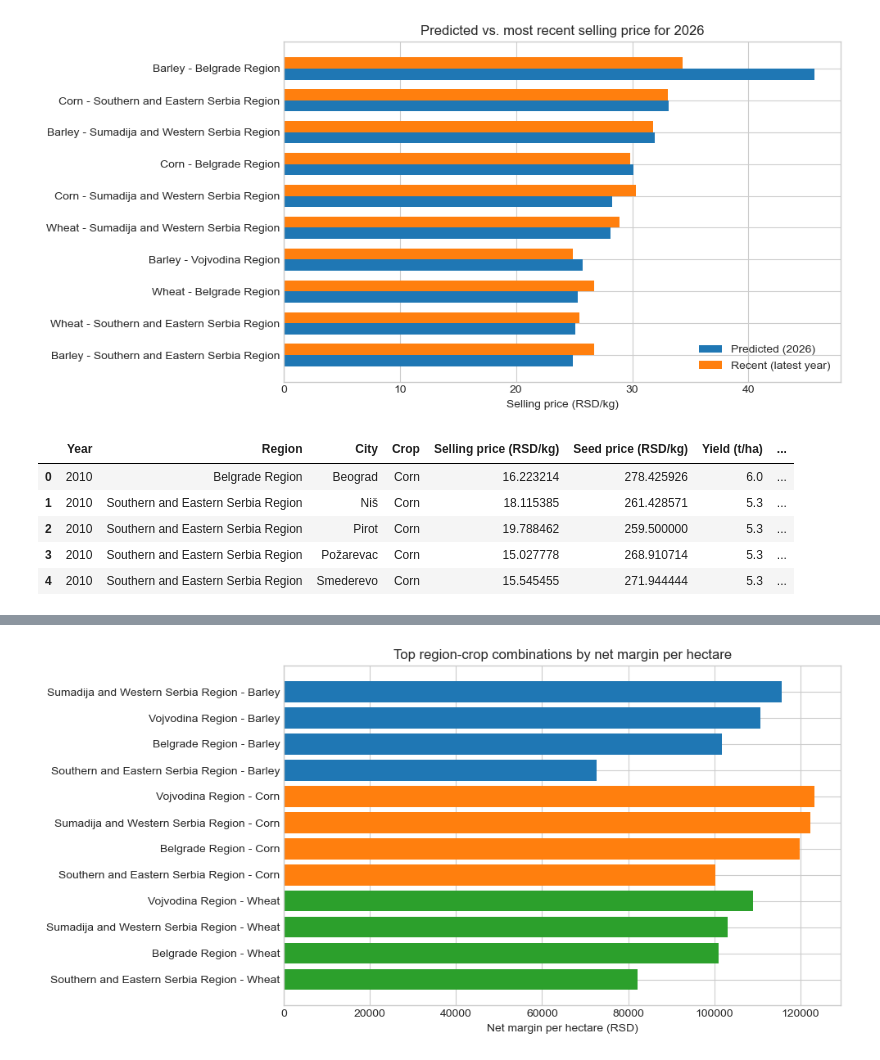
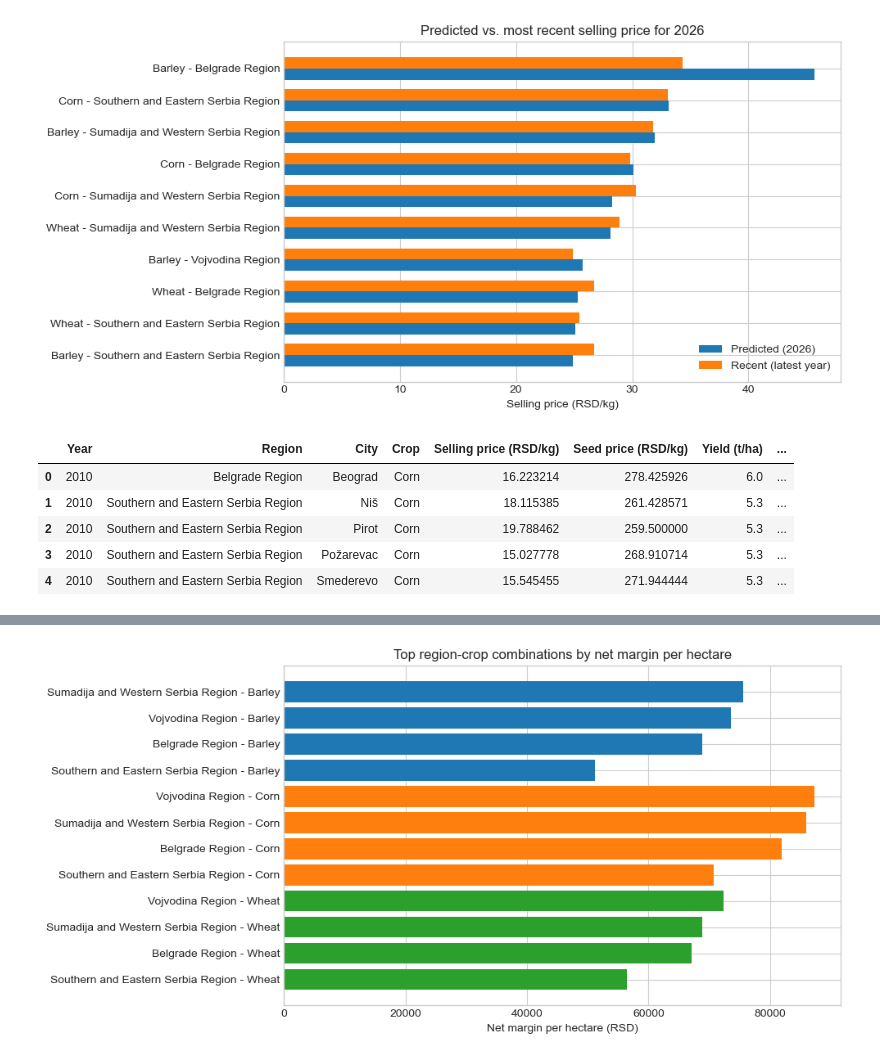
Before and after one commit to aleksandarhorvat/serbia-agriculture-data-analysis, a Jupyter notebook: project.ipynb, the cells around one changed output, grey strips where cells are left out. Drawn from its saved outputs; the diff is of its cells as text; code cells hidden in the pictures.

```diff
--- a/project.ipynb
+++ b/project.ipynb
@@ -73,7 +84,6 @@ annual_margin = (
     .agg(**{
         "Median selling price (RSD/kg)": ("Selling price (RSD/kg)", "median"),
         "Median seed price (RSD/kg)": ("Seed price (RSD/kg)", "median"),
-        "Median price margin (RSD/kg)": ("Price margin (RSD/kg)", "median"),
         "Median margin ratio": ("Margin ratio", "median"),
         "Median seed cost per ha (RSD/ha)": ("Seed cost per ha (RSD/ha)", "median"),
         "Median gross revenue per ha (RSD/ha)": ("Gross revenue per ha (RSD/ha)", "median"),
@@ -81,7 +91,17 @@ annual_margin = (
     })
     .reset_index()
 )
+# Deflate per-hectare money to constant 2010 dinars. Per-kg prices stay nominal (actual
+# price each year), and the selling/seed ratio is invariant to deflation anyway.
+annual_margin = annual_margin.merge(cpi_2010, on="Year", how="left")
+for _col in ["Median gross revenue per ha (RSD/ha)",
+             "Median seed cost per ha (RSD/ha)",
+             "Median net margin per ha (RSD/ha)"]:
+    annual_margin[_col] = annual_margin[_col] / (annual_margin["CPI (2010=100)"] / 100)
+annual_margin = annual_margin.drop(columns="CPI (2010=100)")
+
 display(annual_margin.head())
+
 
 fig, axes = plt.subplots(1, 3, figsize=(16, 5), sharex=True)
 for ax, crop in zip(axes, sorted(annual_margin["Crop"].unique())):
@@ -97,7 +117,6 @@ plt.show()
 
 fig, axes = plt.subplots(1, 2, figsize=(14, 5), sharex=True)
 
-# Wheat and barley together
 wheat_barley = annual_margin[annual_margin["Crop"].isin(["Wheat", "Barley"])]
 for crop, subset in wheat_barley.groupby("Crop"):
     axes[0].plot(subset["Year"], subset["Median margin ratio"], marker="o", label=crop)
@@ -107,7 +126,6 @@ axes[0].set_ylabel("Ratio (selling price / seed price)")
 axes[0].legend()
 axes[0].grid(True, alpha=0.3)
 
-# Corn separately
 corn = annual_margin[annual_margin["Crop"] == "Corn"]
 axes[1].plot(corn["Year"], corn["Median margin ratio"], marker="o", color="tab:orange")
 axes[1].set_title("Corn median selling-price / seed-price ratio")
@@ -118,8 +136,7 @@ axes[1].grid(True, alpha=0.3)
 plt.tight_layout()
 plt.show()
 
-# Seed cost per ha is a fairer basis than RSD/kg (corn is sown at a far lower kg/ha).
-# Left: revenue (solid) vs seed cost (dashed), same color per crop. Right: net margin over time.
+# Per-hectare money: revenue (solid) vs seed cost (dashed) per crop; net margin at right.
 fig, axes = plt.subplots(1, 2, figsize=(16, 6))
 
 ax = axes[0]
@@ -147,4 +164,14 @@ ax2.legend(fontsize=9)
 
 plt.tight_layout()
 plt.show()
+
+# Early (2010-2012) vs recent (2023-2025) change in net margin per hectare.
+# 3-year windows are used instead of single endpoint years so a one-off high or
+# low year (e.g. the 2022 price spike) does not distort the comparison.
+early_years, recent_years = [2010, 2011, 2012], [2023, 2024, 2025]
+_early = annual_margin[annual_margin["Year"].isin(early_years)].groupby("Crop")["Median net margin per ha (RSD/ha)"].mean()
+_recent = annual_margin[annual_margin["Year"].isin(recent_years)].groupby("Crop")["Median net margin per ha (RSD/ha)"].mean()
+margin_change = pd.DataFrame({"Net margin, 2010-2012": _early, "Net margin, 2023-2025": _recent})
+margin_change["Change %"] = (margin_change["Net margin, 2023-2025"] / margin_change["Net margin, 2010-2012"] - 1) * 100
+display(margin_change.round(1))
 # %% [output]
@@ -170,13 +202,12 @@ yield_price_correlations = (
         "Observations": len(frame),
         "Correlation, raw": frame["Yield (t/ha)"].corr(frame["Selling price (RSD/kg)"]),
         "Correlation, demeaned": frame["Yield, year-demeaned (t/ha)"].corr(frame["Selling price, year-demeaned (RSD/kg)"]),
-    }))
+    }), include_groups=False)
     .reset_index()
     .sort_values("Correlation, demeaned")
 )
 display(yield_price_correlations)
 
-# Reuse correlations from the table above.
 demeaned_corr = dict(zip(yield_price_correlations["Crop"], yield_price_correlations["Correlation, demeaned"]))
 
 fig, axes = plt.subplots(1, 3, figsize=(16, 5), sharey=True)
@@ -205,7 +236,7 @@ yearly_corr = (
     .groupby(["Year", "Crop"])
     .filter(lambda g: len(g) >= 3)
     .groupby(["Year", "Crop"])
-    .apply(lambda g: g["Yield (t/ha)"].corr(g["Selling price (RSD/kg)"]))
+    .apply(lambda g: g["Yield (t/ha)"].corr(g["Selling price (RSD/kg)"]), include_groups=False)
     .rename("Yearly correlation")
     .reset_index()
 )
@@ -322,10 +353,6 @@ plot_predicted_vs_current(
 # merge_dataset.py averages all (city, date) quotes together, over-weighting
 # frequently-quoted cities; reducing each city to one price first makes every
 # city count equally. SORS yield exists only at region level.
-# merge_dataset.py and paths.py are in scripts/; add it to the path to import them.
-import sys
-if "scripts" not in sys.path:
-    sys.path.insert(0, "scripts")
 from paths import STIPS_SELLING_PRICES_CLEAN, STIPS_SEED_PRICES_CLEAN
 from merge_dataset import load_selling_prices, load_seed_prices
 
@@ -345,7 +372,7 @@ city_seed_price = (
     .reset_index()
 )
 
-# Regional yield from analysis_df (SORS has no city breakdown; reused, not re-read).
+# Regional yield reused from analysis_df (SORS has no city breakdown).
 regional_yield = analysis_df[["Year", "Region", "Crop", "Yield (t/ha)"]].drop_duplicates()
 
 city_margin = (
@@ -356,6 +383,12 @@ city_margin["Seeding rate (kg/ha)"] = city_margin["Crop"].map(SEEDING_RATE_KG_HA
 city_margin["Seed cost per ha (RSD/ha)"] = city_margin["Seed price (RSD/kg)"] * city_margin["Seeding rate (kg/ha)"]
 city_margin["Gross revenue per ha (RSD/ha)"] = city_margin["Selling price (RSD/kg)"] * city_margin["Yield (t/ha)"] * 1000
 city_margin["Net margin per ha (RSD/ha)"] = city_margin["Gross revenue per ha (RSD/ha)"] - city_margin["Seed cost per ha (RSD/ha)"]
+city_margin = city_margin.merge(cpi_2010, on="Year", how="left")
+# Deflate per-hectare money to constant 2010 dinars before averaging across years.
+_deflator = city_margin["CPI (2010=100)"] / 100
+for _col in ["Gross revenue per ha (RSD/ha)", "Seed cost per ha (RSD/ha)", "Net margin per ha (RSD/ha)"]:
+    city_margin[_col] = city_margin[_col] / _deflator
+city_margin = city_margin.drop(columns="CPI (2010=100)")
 
 display(city_margin.head())
 
@@ -382,7 +415,7 @@ display(best_region_by_crop.sort_values("Crop"))
 fig, ax = plt.subplots(figsize=(10, 5))
 plot_data = region_crop_summary.sort_values(["Crop", "Mean net margin per ha (RSD/ha)"], ascending=[True, False]).head(12)
 for crop, subset in plot_data.groupby("Crop"):
-    ax.barh(subset["Region"] + " - " + crop, subset["Mean net margin per ha (RSD/ha)"], label=crop)
+    ax.barh(subset["Region"] + " - " + crop, subset["Mean net margin per ha (RSD/ha)"], label=crop, color=CROP_COLORS[crop])
 ax.set_title("Top region-crop combinations by net margin per hectare")
 ax.set_xlabel("Net margin per hectare (RSD)")
 ax.invert_yaxis()
@@ -402,3 +435,3 @@ plt.show()
-[figure, old version]
+[figure, new version]
 # %% [markdown]
 ## Interpretation of the Four Hypotheses
```
Also changed, not shown: parts of 5 cells of this notebook, 5 other files.
